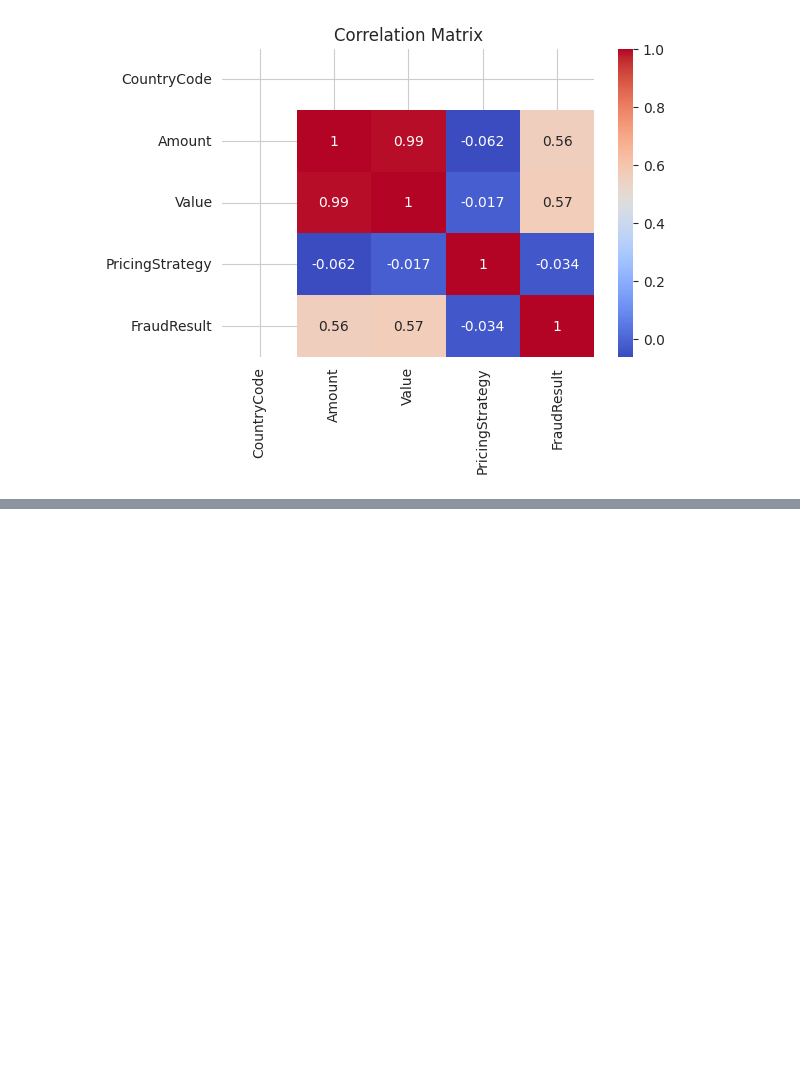
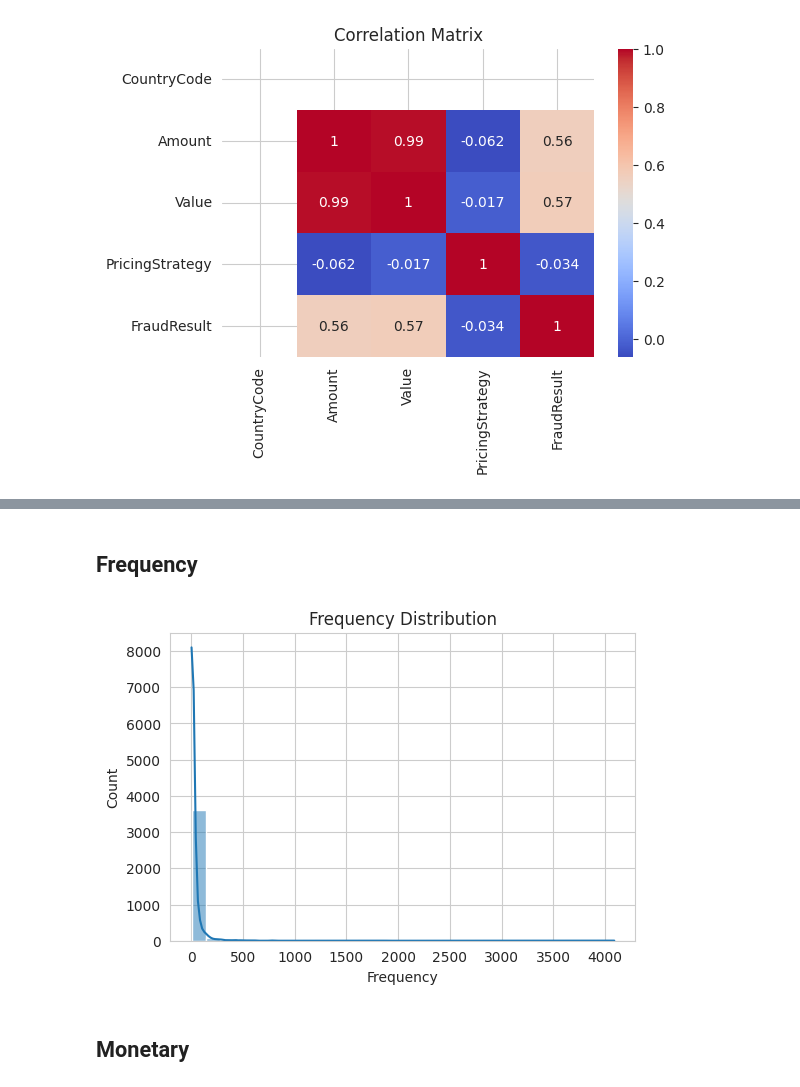
Before and after one commit to rahel-yab/Credit-Risk-Model, a Jupyter notebook: notebooks/eda.ipynb, the cells around one changed output, grey strips where cells are left out. Cells and saved outputs as stored; diff of their text form; code cells hidden in the pictures; blank space fills up the shorter version.

```diff
--- a/notebooks/eda.ipynb
+++ b/notebooks/eda.ipynb
@@ -121,0 +172,11 @@ plt.show()
+# %% [markdown]
+## Frequency
+# %%
+plt.figure(figsize=(6,4))
+sns.histplot(rfm["Frequency"], bins=30, kde=True)
+plt.title("Frequency Distribution")
+plt.show()
+# %% [output]
+[figure, added]
+# %% [markdown]
+## Monetary
```
Also changed, not shown: parts of 10 cells of this notebook.
